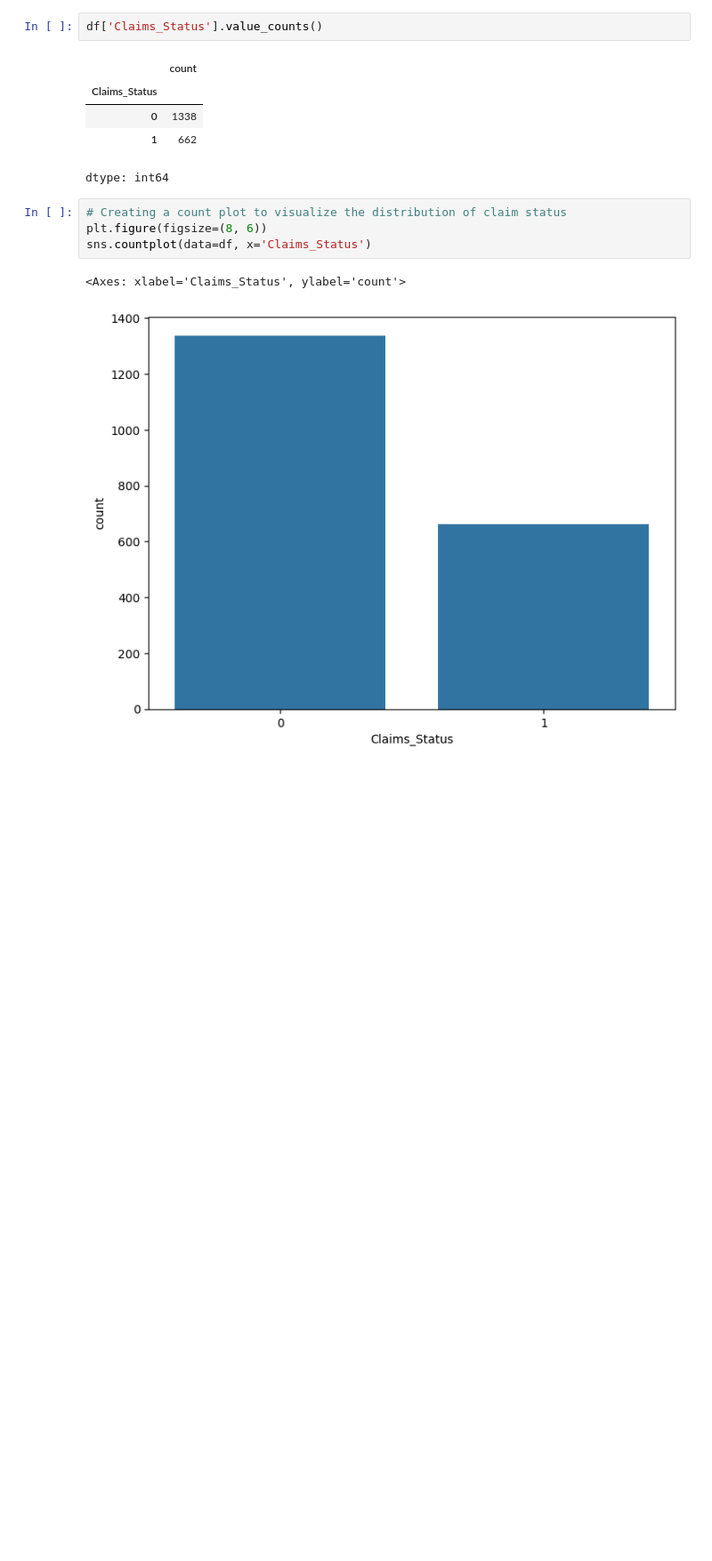
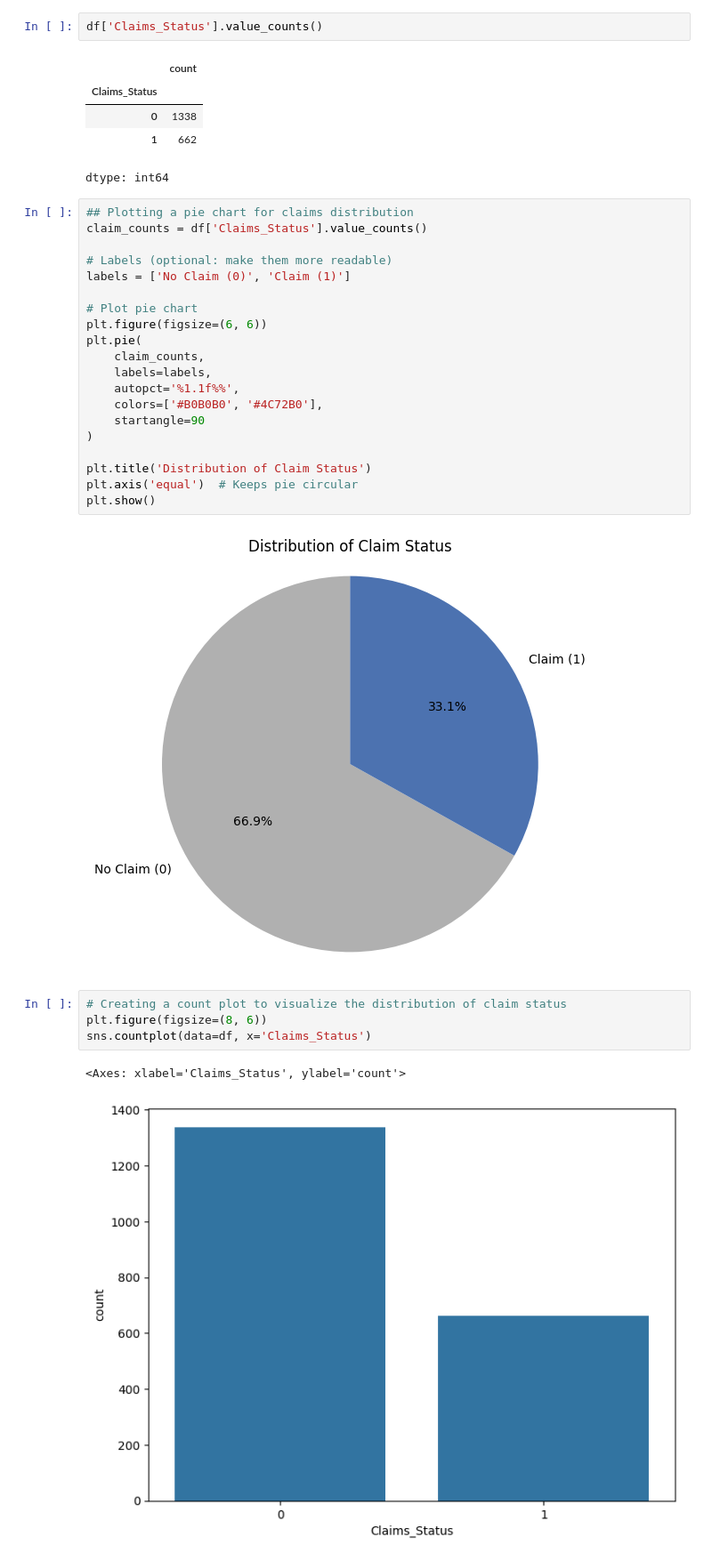
Before and after one commit to Renzie74/motor-claims-model, a Jupyter notebook: Motor_Claims_Modelling.ipynb, the cells around one changed output. Shown at 89% size. Cells and saved outputs as stored; diff of their text form; blank space fills up the shorter version.

```diff
--- a/Motor_Claims_Modelling.ipynb
+++ b/Motor_Claims_Modelling.ipynb
@@ -111,6 +115,28 @@ df['Claims_Status'].value_counts()
 | 0 | 1338 |
 | 1 | 662 |
 dtype: int64
+# %%
+## Plotting a pie chart for claims distribution
+claim_counts = df['Claims_Status'].value_counts()
+
+# Labels (optional: make them more readable)
+labels = ['No Claim (0)', 'Claim (1)']
+
+# Plot pie chart
+plt.figure(figsize=(6, 6))
+plt.pie(
+    claim_counts,
+    labels=labels,
+    autopct='%1.1f%%',
+    colors=['#B0B0B0', '#4C72B0'],
+    startangle=90
+)
+
+plt.title('Distribution of Claim Status')
+plt.axis('equal')  # Keeps pie circular
+plt.show()
+# %% [output]
+[figure, added]
 # %%
 # Creating a count plot to visualize the distribution of claim status
 plt.figure(figsize=(8, 6))
```
Also changed, not shown: parts of 27 cells of this notebook.
